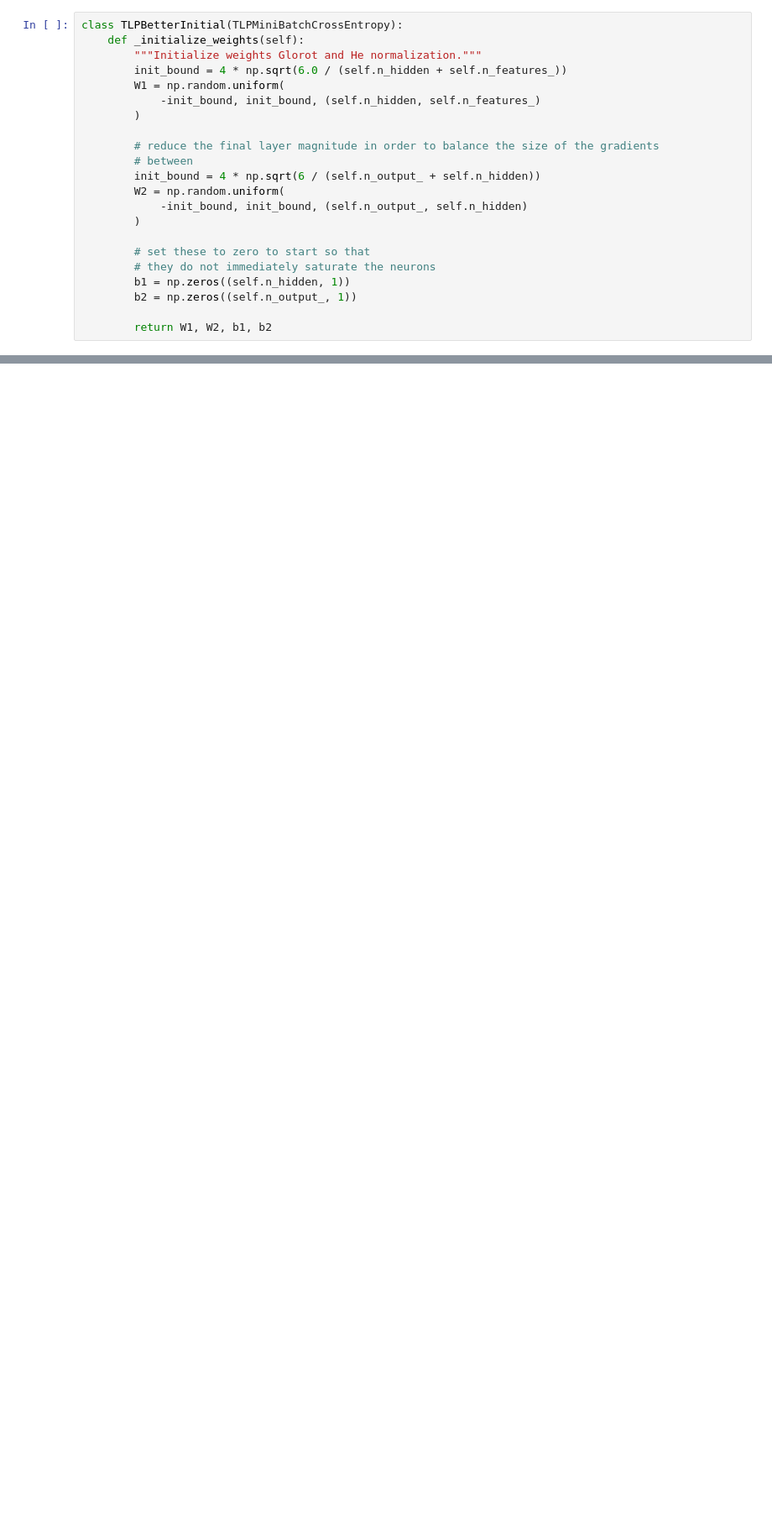
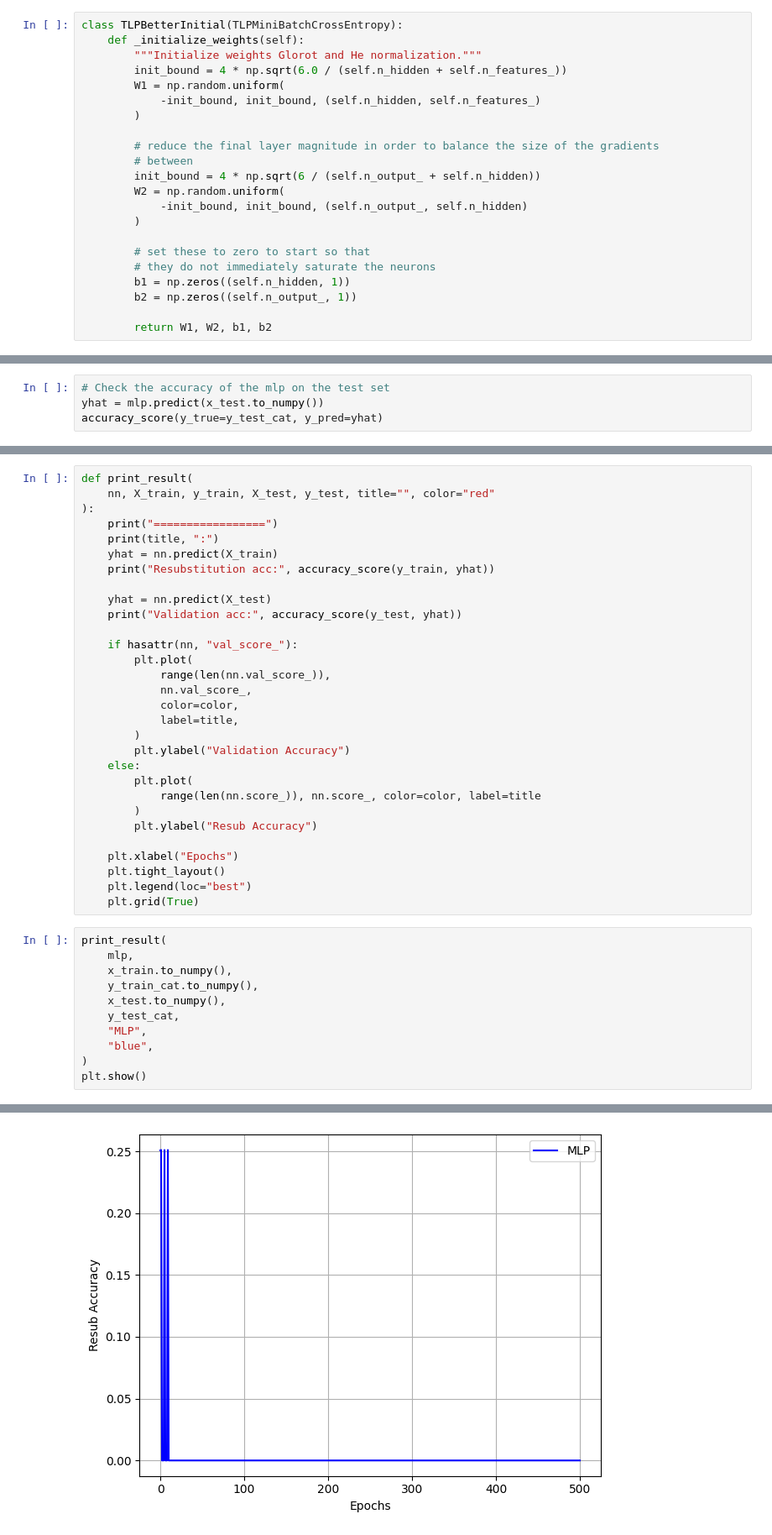
Before and after one commit to colew658/custom_mlp, a Jupyter notebook: custom_mlp.ipynb, the cells around one changed output, grey strips where cells are left out. Shown at 84% size. Drawn from its saved outputs; the diff is of its cells as text; blank space fills up the shorter version.

Commit message:
Update code to allow accuracy calculation

```diff
--- a/custom_mlp.ipynb
+++ b/custom_mlp.ipynb
@@ -383,0 +419,4 @@ class TLPBetterInitial(TLPMiniBatchCrossEntropy):
+# %%
+# Check the accuracy of the mlp on the test set
+yhat = mlp.predict(x_test.to_numpy())
+accuracy_score(y_true=y_test_cat, y_pred=yhat)
@@ -383,0 +425,42 @@ class TLPBetterInitial(TLPMiniBatchCrossEntropy):
+# %%
+def print_result(
+    nn, X_train, y_train, X_test, y_test, title="", color="red"
+):
+    print("=================")
+    print(title, ":")
+    yhat = nn.predict(X_train)
+    print("Resubstitution acc:", accuracy_score(y_train, yhat))
+
+    yhat = nn.predict(X_test)
+    print("Validation acc:", accuracy_score(y_test, yhat))
+
+    if hasattr(nn, "val_score_"):
+        plt.plot(
+            range(len(nn.val_score_)),
+            nn.val_score_,
+            color=color,
+            label=title,
+        )
+        plt.ylabel("Validation Accuracy")
+    else:
+        plt.plot(
+            range(len(nn.score_)), nn.score_, color=color, label=title
+        )
+        plt.ylabel("Resub Accuracy")
+
+    plt.xlabel("Epochs")
+    plt.tight_layout()
+    plt.legend(loc="best")
+    plt.grid(True)
+# %%
+print_result(
+    mlp,
+    x_train.to_numpy(),
+    y_train_cat.to_numpy(),
+    x_test.to_numpy(),
+    y_test_cat,
+    "MLP",
+    "blue",
+)
+plt.show()
+# %% [output]
@@ -383,0 +471 @@ class TLPBetterInitial(TLPMiniBatchCrossEntropy):
+[figure, added]
```
Also changed, not shown: parts of 12 cells of this notebook.
